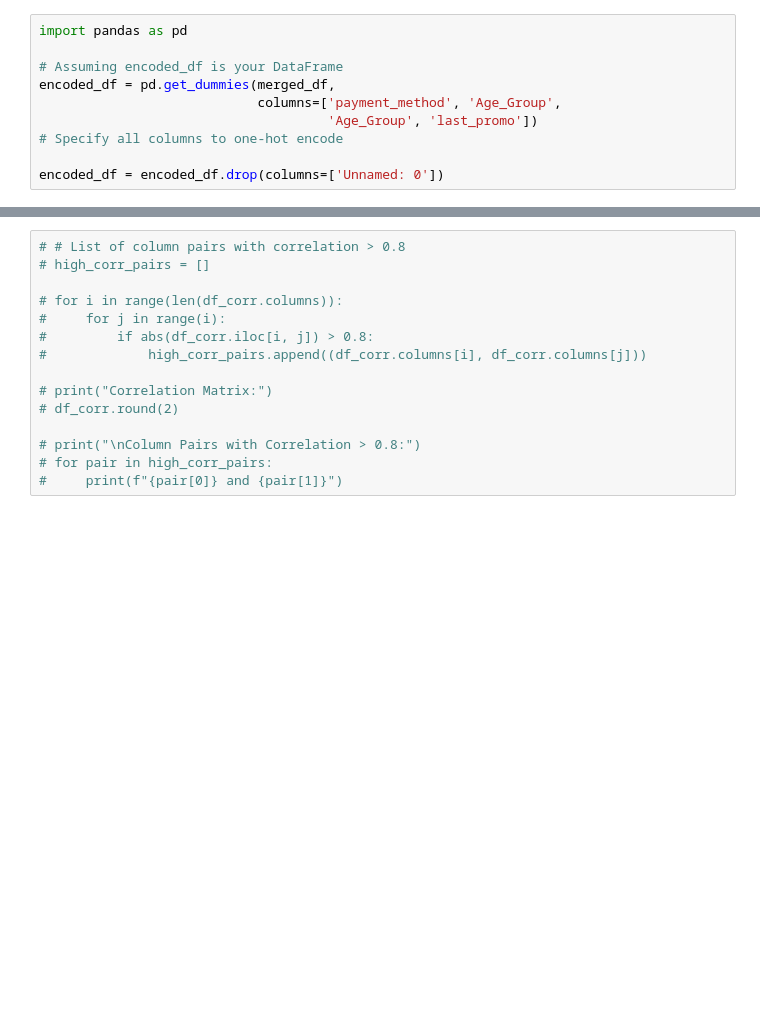
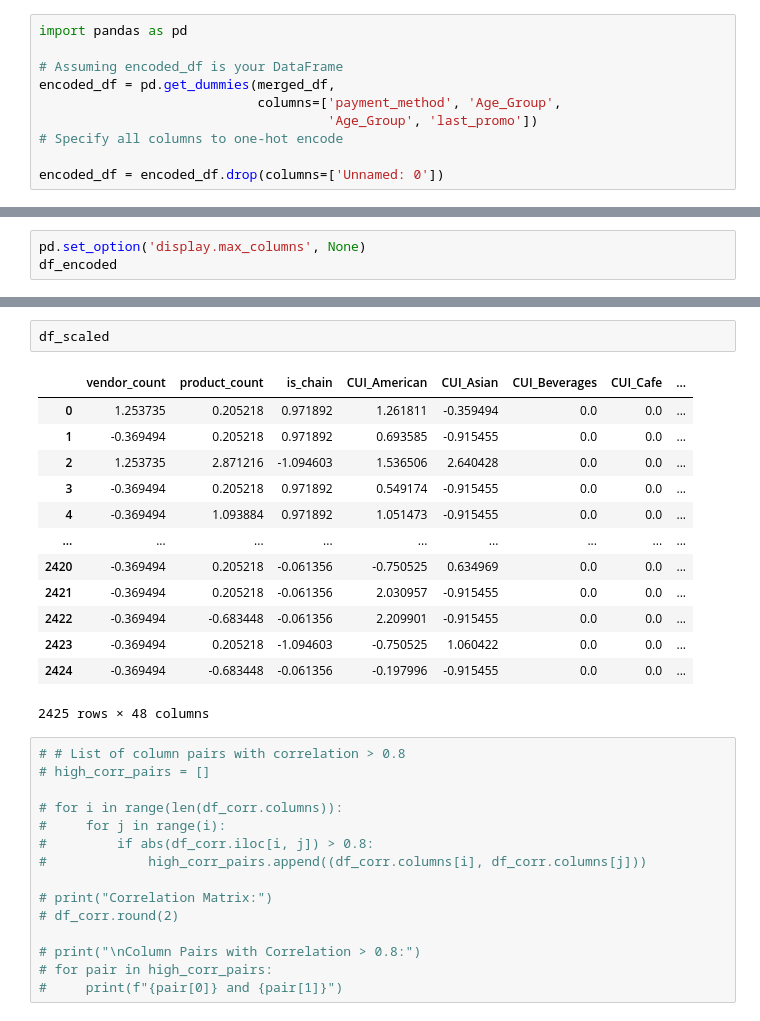
Before and after one commit to diogoruivo47/Data-Mining, a Jupyter notebook: FS_Dimension_reductionality.ipynb, the cells around one changed output, grey strips where cells are left out. Drawn from its saved outputs; the diff is of its cells as text; blank space fills up the shorter version.

```diff
--- a/FS_Dimension_reductionality.ipynb
+++ b/FS_Dimension_reductionality.ipynb
@@ -214,0 +290,3 @@ encoded_df = encoded_df.drop(columns=['Unnamed: 0'])
+# %%
+pd.set_option('display.max_columns', None)
+df_encoded
@@ -303,3 +364,19 @@ KeyError: 'Loyalty_Rank'
+# %%
+df_scaled
+# %% [output]
+|  | vendor_count | product_count | is_chain | CUI_American | CUI_Asian | CUI_Beverages | CUI_Cafe | ... |
+| 0 | 1.253735 | 0.205218 | 0.971892 | 1.261811 | -0.359494 | 0.0 | 0.0 | ... |
+| 1 | -0.369494 | 0.205218 | 0.971892 | 0.693585 | -0.915455 | 0.0 | 0.0 | ... |
+| 2 | 1.253735 | 2.871216 | -1.094603 | 1.536506 | 2.640428 | 0.0 | 0.0 | ... |
+| 3 | -0.369494 | 0.205218 | 0.971892 | 0.549174 | -0.915455 | 0.0 | 0.0 | ... |
+| 4 | -0.369494 | 1.093884 | 0.971892 | 1.051473 | -0.915455 | 0.0 | 0.0 | ... |
+| ... | ... | ... | ... | ... | ... | ... | ... | ... |
+| 2420 | -0.369494 | 0.205218 | -0.061356 | -0.750525 | 0.634969 | 0.0 | 0.0 | ... |
+| 2421 | -0.369494 | 0.205218 | -0.061356 | 2.030957 | -0.915455 | 0.0 | 0.0 | ... |
+| 2422 | -0.369494 | -0.683448 | -0.061356 | 2.209901 | -0.915455 | 0.0 | 0.0 | ... |
+| 2423 | -0.369494 | 0.205218 | -1.094603 | -0.750525 | 1.060422 | 0.0 | 0.0 | ... |
+| 2424 | -0.369494 | -0.683448 | -0.061356 | -0.197996 | -0.915455 | 0.0 | 0.0 | ... |
+2425 rows × 48 columns
 # %%
 # # List of column pairs with correlation > 0.8
 # high_corr_pairs = []
```
Also changed, not shown: parts of 16 cells of this notebook.
